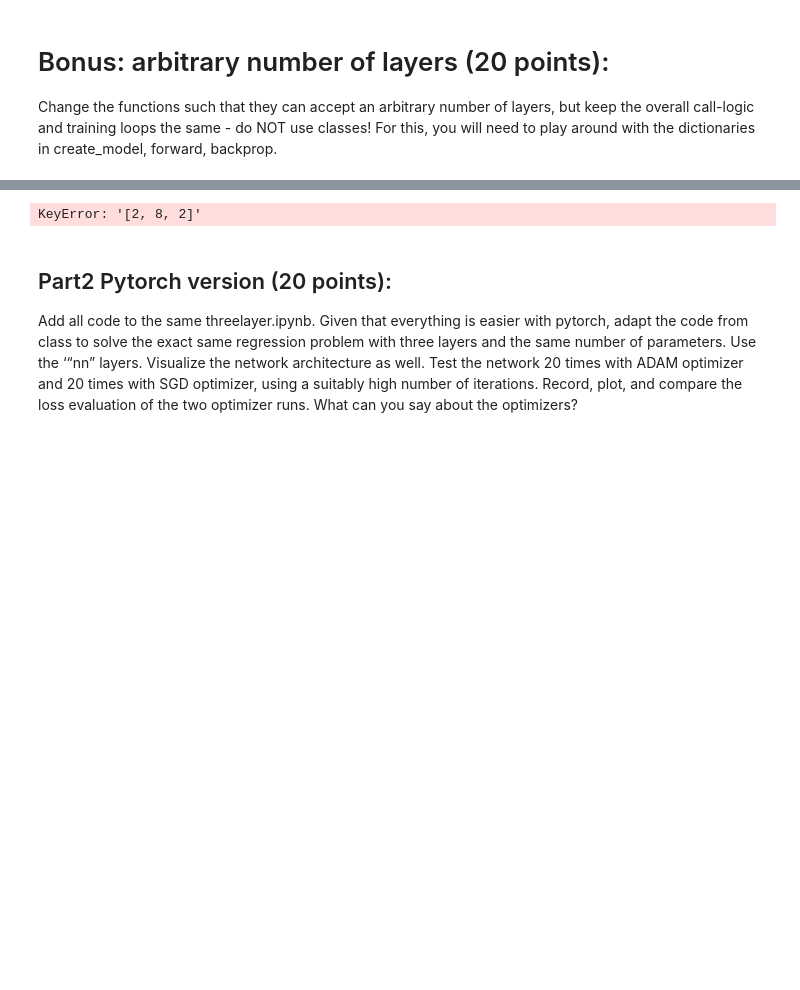
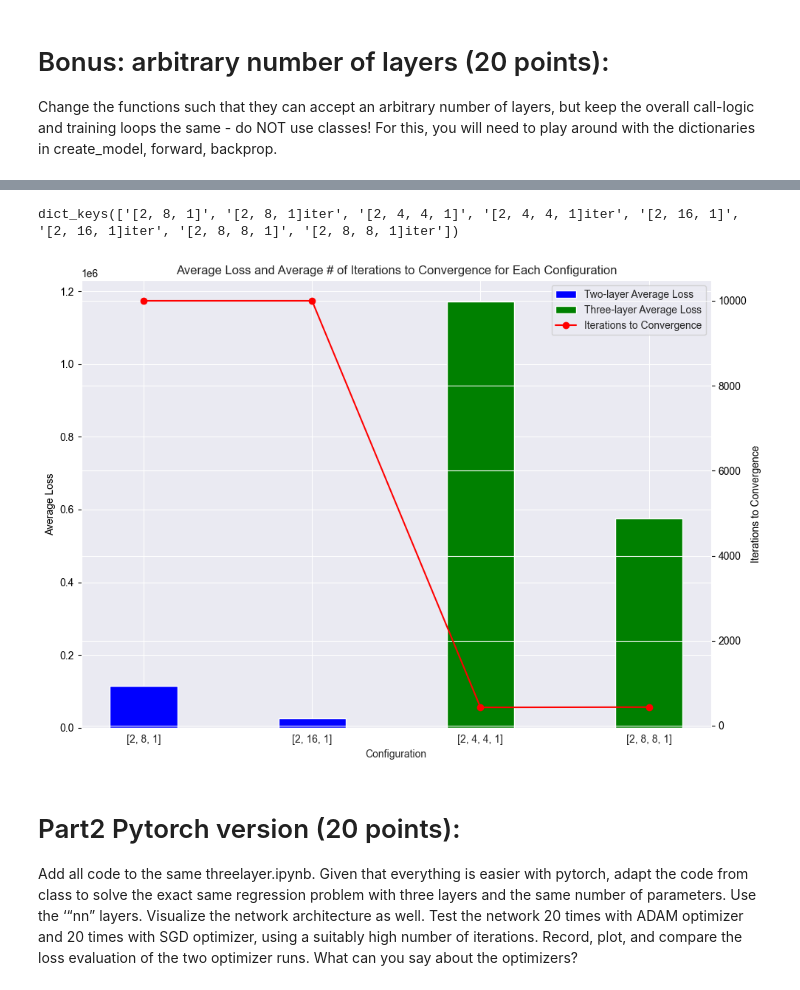
Before and after one commit to jshim0978/KU_NN, a Jupyter notebook: a2/threelayer.ipynb, the cells around one changed output, grey strips where cells are left out. Drawn from its saved outputs; the diff is of its cells as text; code cells hidden in the pictures; blank space fills up the shorter version.

```diff
--- a/a2/threelayer.ipynb
+++ b/a2/threelayer.ipynb
@@ -702,51 +754,55 @@ Loss after iteration 0: 574967.0114531331
 # %%
 # Extracting data for plotting
-configs_two_layer = ['[2, 8, 2]', '[2, 16, 2]']
-configs_three_layer = ['[2, 4, 4, 2]', '[2, 8, 8, 2]']
+print(results.keys())
 
-# Compute median losses
-median_losses_two_layer = [np.median(results[config]) for config in configs_two_layer]
-median_losses_three_layer = [np.median(results[config]) for config in configs_three_layer]
+configs_two_layer = ['[2, 8, 1]', '[2, 16, 1]']
+configs_three_layer = ['[2, 4, 4, 1]', '[2, 8, 8, 1]']
+
+# Compute Average losses
+average_losses_two_layer = [np.mean(results[config]) for config in configs_two_layer]
+average_losses_three_layer = [np.mean(results[config]) for config in configs_three_layer]
 
 iterations_of_convergence_two_layer = [np.mean(results[config+'iter']) for config in configs_two_layer]
 iterations_of_convergence_three_layer = [np.mean(results[config+'iter']) for config in configs_three_layer]
 
 # Create the combined bar + line graph
 fig, ax1 = plt.subplots(figsize=(10, 7))
 
 # Combine the results
 configs_combined = configs_two_layer + configs_three_layer
-median_losses_combined = median_losses_two_layer + median_losses_three_layer
+median_losses_combined = average_losses_two_layer + average_losses_three_layer
 iterations_of_convergence_combined = iterations_of_convergence_two_layer + iterations_of_convergence_three_layer
 
 # Bar graph for Average Loss
 bars = ax1.bar(configs_combined, median_losses_combined,
                color=['blue', 'blue', 'green', 'green'],
                width=0.4, align='center')
-ax1.set_title('Median Loss and Average # of Iterations to Convergence for Each Configuration')
+ax1.set_title('Average Loss and Average # of Iterations to Convergence for Each Configuration')
 ax1.set_xlabel('Configuration')
-ax1.set_ylabel('Median Loss', color='black')
+ax1.set_ylabel('Average Loss', color='black')
 ax1.tick_params('y', colors='black')
 
 # Line graph for Iterations using twin axes
 ax2 = ax1.twinx()
 line, = ax2.plot(configs_combined, iterations_of_convergence_combined, color='red', marker='o', linestyle='-')
 ax2.set_ylabel('Iterations to Convergence', color='black')
 ax2.tick_params('y', colors='black')
 
 # Legend
-ax1.legend([bars[0], bars[2], line], ["Two-layer Median Loss", "Three-layer Median Loss", "Iterations to Convergence"], loc='upper right')
+ax1.legend([bars[0], bars[2], line], ["Two-layer Average Loss", "Three-layer Average Loss", "Iterations to Convergence"], loc='upper right')
 
 plt.tight_layout()
 plt.show()
 
 # print(iterations_of_convergence_combined)
 # print(median_losses_combined)
 # %% [output]
-KeyError: '[2, 8, 2]'
+dict_keys(['[2, 8, 1]', '[2, 8, 1]iter', '[2, 4, 4, 1]', '[2, 4, 4, 1]iter', '[2, 16, 1]', '[2, 16, 1]iter', '[2, 8, 8, 1]', '[2, 8, 8, 1]iter'])
+[figure, added]
 # %% [markdown]
-## Part2 Pytorch version (20 points):
+# Part2 Pytorch version (20 points):
 
+<p>
 Add all code to the same threelayer.ipynb.
 Given that everything is easier with pytorch, adapt the code from class to solve the
 exact same regression problem with three layers and the same number of
@@ -754,6 +810,7 @@ parameters. Use the ‘“nn” layers. Visualize the network architecture as we
 Test the network 20 times with ADAM optimizer and 20 times with SGD optimizer,
 using a suitably high number of iterations. Record, plot, and compare the loss
 evaluation of the two optimizer runs. What can you say about the optimizers?
+</p>
 # %%
 import torch
 import torch.nn as nn
```
Also changed, not shown: parts of 10 cells of this notebook.
